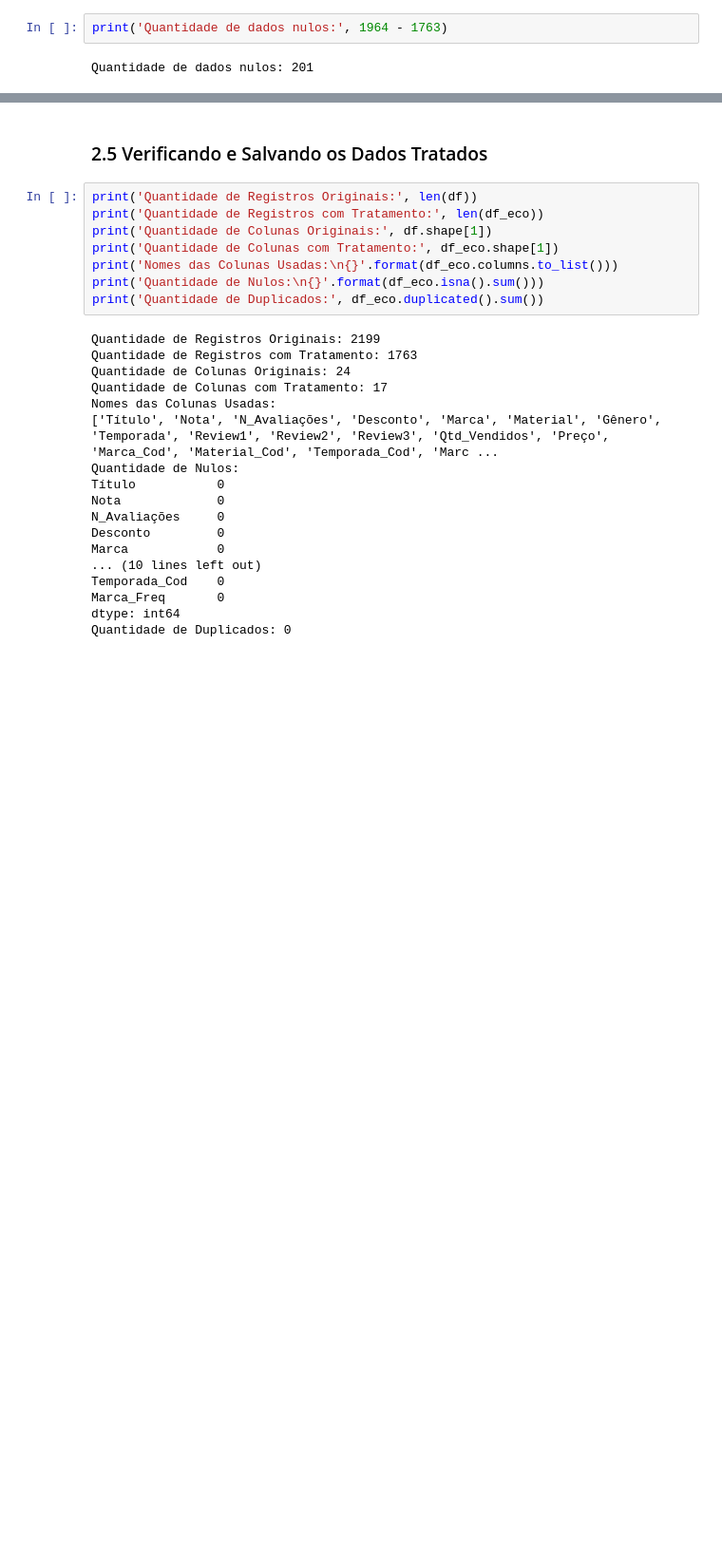
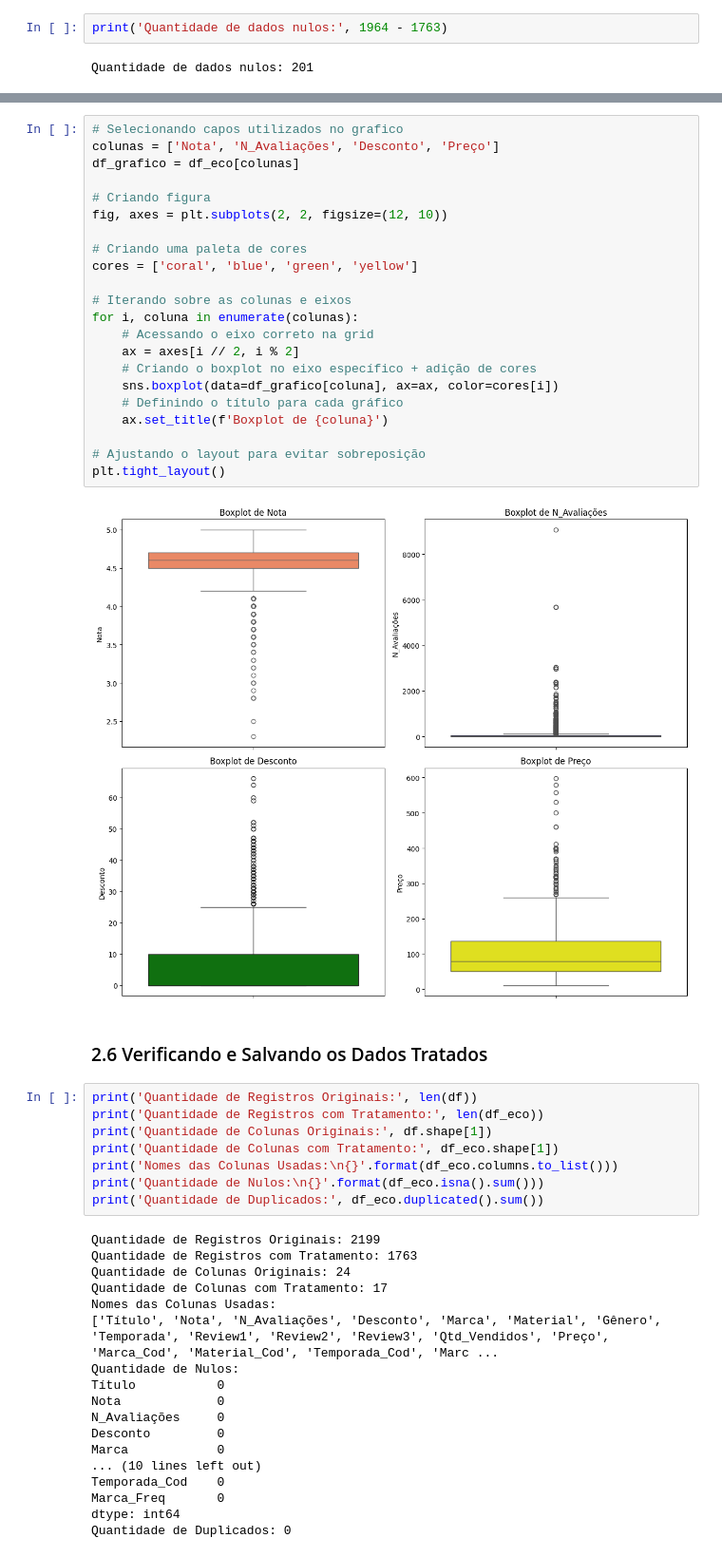
Before and after one commit to MillenaThalyne/ecommerce-visualization-analysis, a Jupyter notebook: tratamento/ecommerce_tratamento.ipynb, the cells around one changed output, grey strips where cells are left out. Shown at 95% size. Drawn from its saved outputs; the diff is of its cells as text; blank space fills up the shorter version.

```diff
--- a/tratamento/ecommerce_tratamento.ipynb
+++ b/tratamento/ecommerce_tratamento.ipynb
@@ -287,5 +290,29 @@ Quantidade de dados nulos: 201
+# %%
+# Selecionando capos utilizados no grafico
+colunas = ['Nota', 'N_Avaliações', 'Desconto', 'Preço']
+df_grafico = df_eco[colunas]
+
+# Criando figura
+fig, axes = plt.subplots(2, 2, figsize=(12, 10))
+
+# Criando uma paleta de cores
+cores = ['coral', 'blue', 'green', 'yellow']
+
+# Iterando sobre as colunas e eixos
+for i, coluna in enumerate(colunas):
+    # Acessando o eixo correto na grid
+    ax = axes[i // 2, i % 2]
+    # Criando o boxplot no eixo específico + adição de cores
+    sns.boxplot(data=df_grafico[coluna], ax=ax, color=cores[i])
+    # Definindo o título para cada gráfico
+    ax.set_title(f'Boxplot de {coluna}')
+
+# Ajustando o layout para evitar sobreposição
+plt.tight_layout()
+# %% [output]
+[figure, added]
 # %% [markdown]
-### 2.5 Verificando e Salvando os Dados Tratados
+### 2.6 Verificando e Salvando os Dados Tratados
 # %%
 print('Quantidade de Registros Originais:', len(df))
 print('Quantidade de Registros com Tratamento:', len(df_eco))
```
Also changed, not shown: parts of 4 cells of this notebook.
